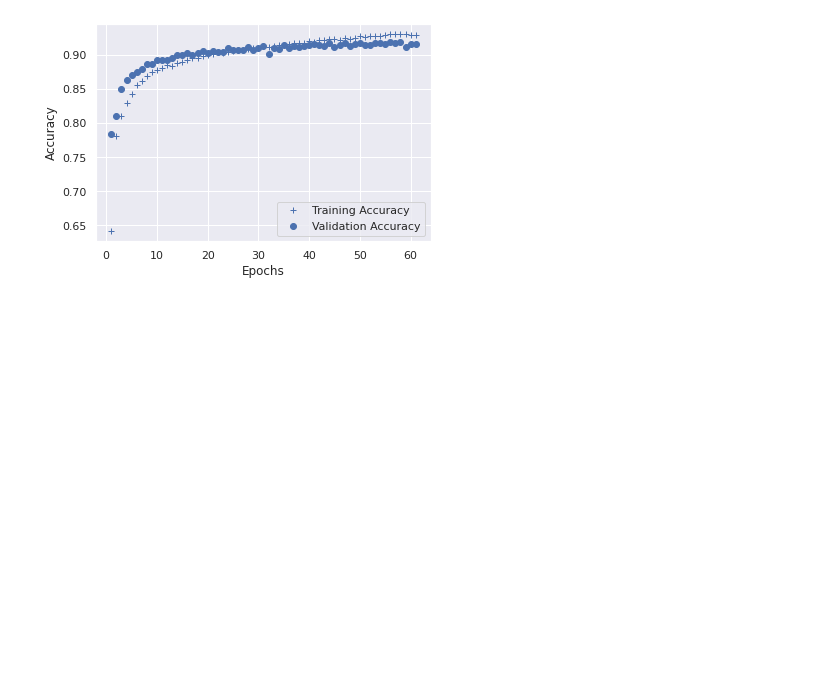
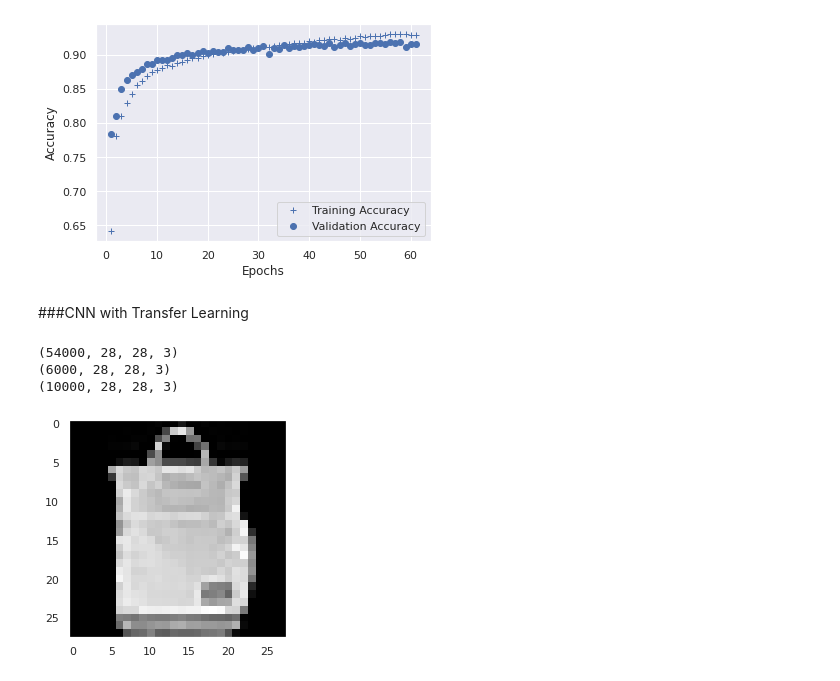
Before and after one commit to pedrohortencio/machine-learning-gladiator, a Jupyter notebook: Fashion MNIST/Fashion_MNIST_Gladiator.ipynb, the cells around one changed output. Saved outputs shown, nothing was run; the diff lists cells and outputs as text; code cells hidden in the pictures; blank space fills up the shorter version.

Commit message:
feat: add Transfer Learning code and final visualization

```diff
--- a/Fashion MNIST/Fashion_MNIST_Gladiator.ipynb
+++ b/Fashion MNIST/Fashion_MNIST_Gladiator.ipynb
@@ -261,3 +267,28 @@ plt.legend()
 plt.show()
 # %% [output]
 [figure]
+# %% [markdown]
+###CNN with Transfer Learning
+# %%
+# Convert flatted data to the image format.
+X_train_tfd = X_train.reshape(X_train.shape[0], 28, 28)
+X_validation_tfd = X_validation.reshape(X_validation.shape[0], 28, 28)
+X_test_tfd = X_test.reshape(X_test.shape[0], 28, 28)
+# %%
+X_train_tfd = np.repeat((X_train_tfd / X_train_tfd.max()).astype("float32")[..., np.newaxis], 3, -1)
+X_validation_tfd = np.repeat((X_validation_tfd / X_validation_tfd.max()).astype("float32")[..., np.newaxis], 3, -1)
+X_test_tfd = np.repeat((X_test_tfd / X_test_tfd.max()).astype("float32")[..., np.newaxis], 3, -1)
+# %%
+print(X_train_tfd.shape)
+print(X_validation_tfd.shape)
+print(X_test_tfd.shape)
+# %% [output]
+(54000, 28, 28, 3)
+(6000, 28, 28, 3)
+(10000, 28, 28, 3)
+# %%
+# Sanity check
+plt.imshow(X_train_tfd[2154])
+plt.grid(False)
+# %% [output]
+[figure, added]
```
Also changed, not shown: parts of 28 cells of this notebook.
